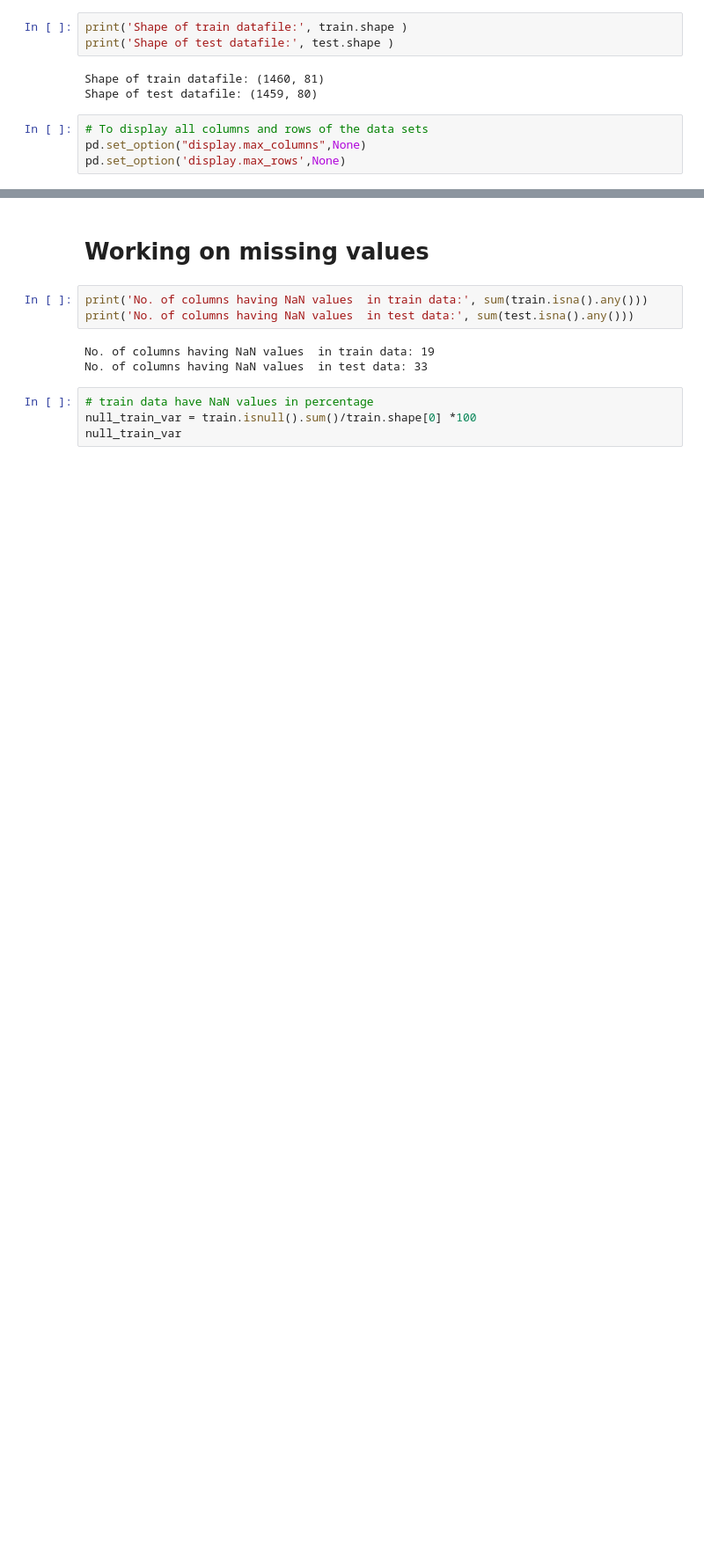
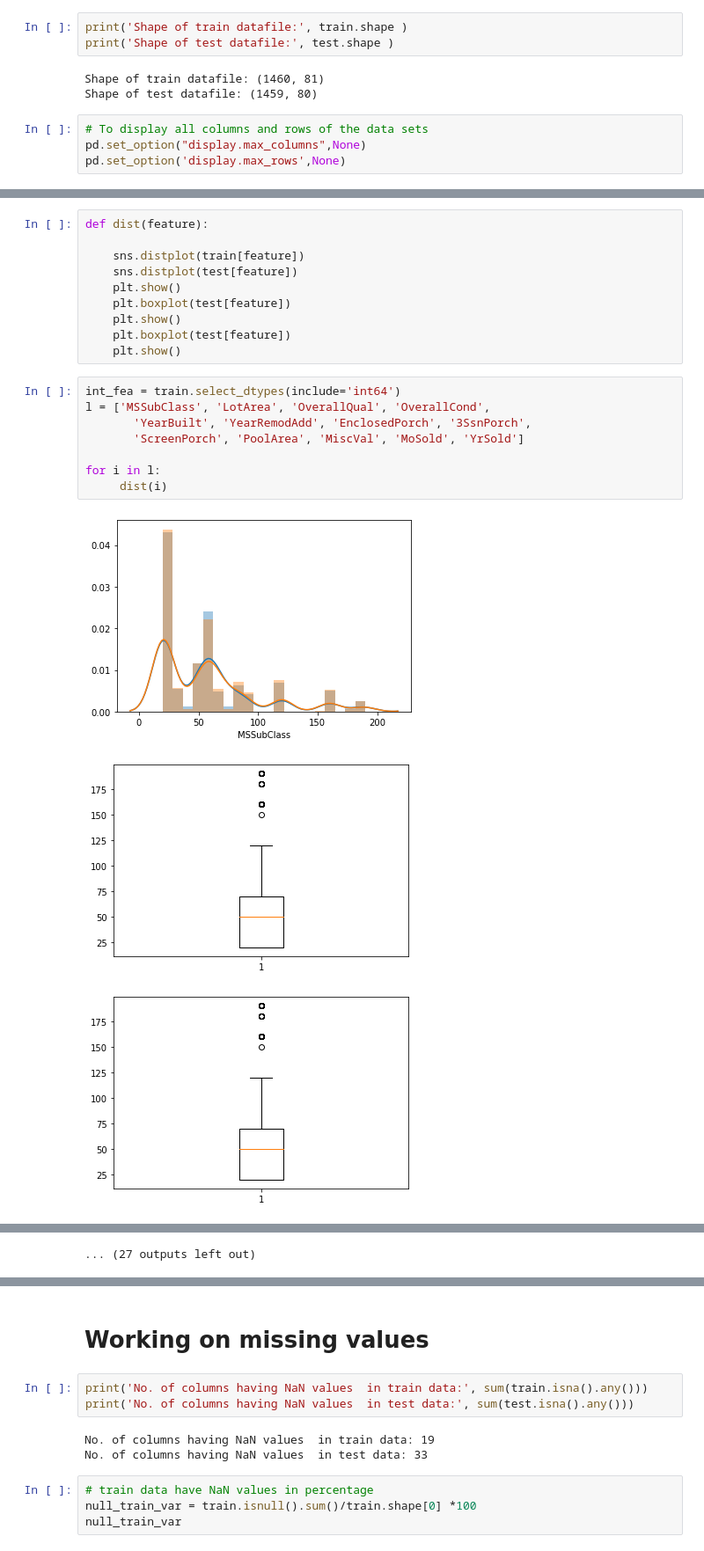
Before and after one commit to sachhinrao3/Kaggle-House-price-prediction-competition, a Jupyter notebook: House Price Prediction Model.ipynb, the cells around one changed output, grey strips where cells are left out. Shown at 88% size. Cells and saved outputs as stored; diff of their text form; blank space fills up the shorter version.

```diff
--- a/House Price Prediction Model.ipynb
+++ b/House Price Prediction Model.ipynb
@@ -126,0 +174,22 @@ sns.heatmap(train.isnull(), yticklabels=False, cbar=False)
+# %%
+def dist(feature):
+
+    sns.distplot(train[feature])
+    sns.distplot(test[feature])
+    plt.show()
+    plt.boxplot(test[feature])
+    plt.show()
+    plt.boxplot(test[feature])
+    plt.show()
+# %%
+int_fea = train.select_dtypes(include='int64')
+l = ['MSSubClass', 'LotArea', 'OverallQual', 'OverallCond',
+       'YearBuilt', 'YearRemodAdd', 'EnclosedPorch', '3SsnPorch',
+       'ScreenPorch', 'PoolArea', 'MiscVal', 'MoSold', 'YrSold']
+
+for i in l:
+     dist(i)
+# %% [output]
+[figure, added]
+[figure, added]
+[figure, added]
@@ -126,0 +205 @@ sns.heatmap(train.isnull(), yticklabels=False, cbar=False)
+... (27 outputs left out)
```
Also changed, not shown: parts of 93 cells of this notebook.
